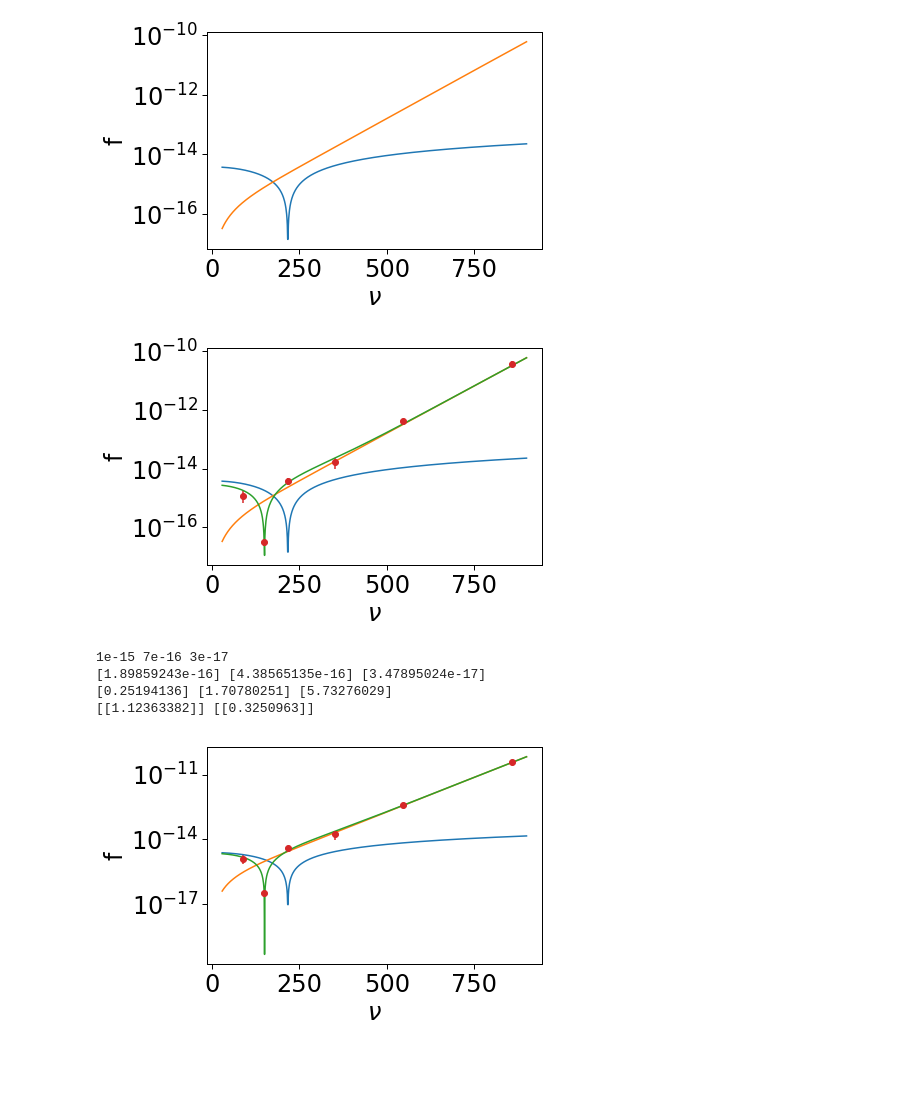
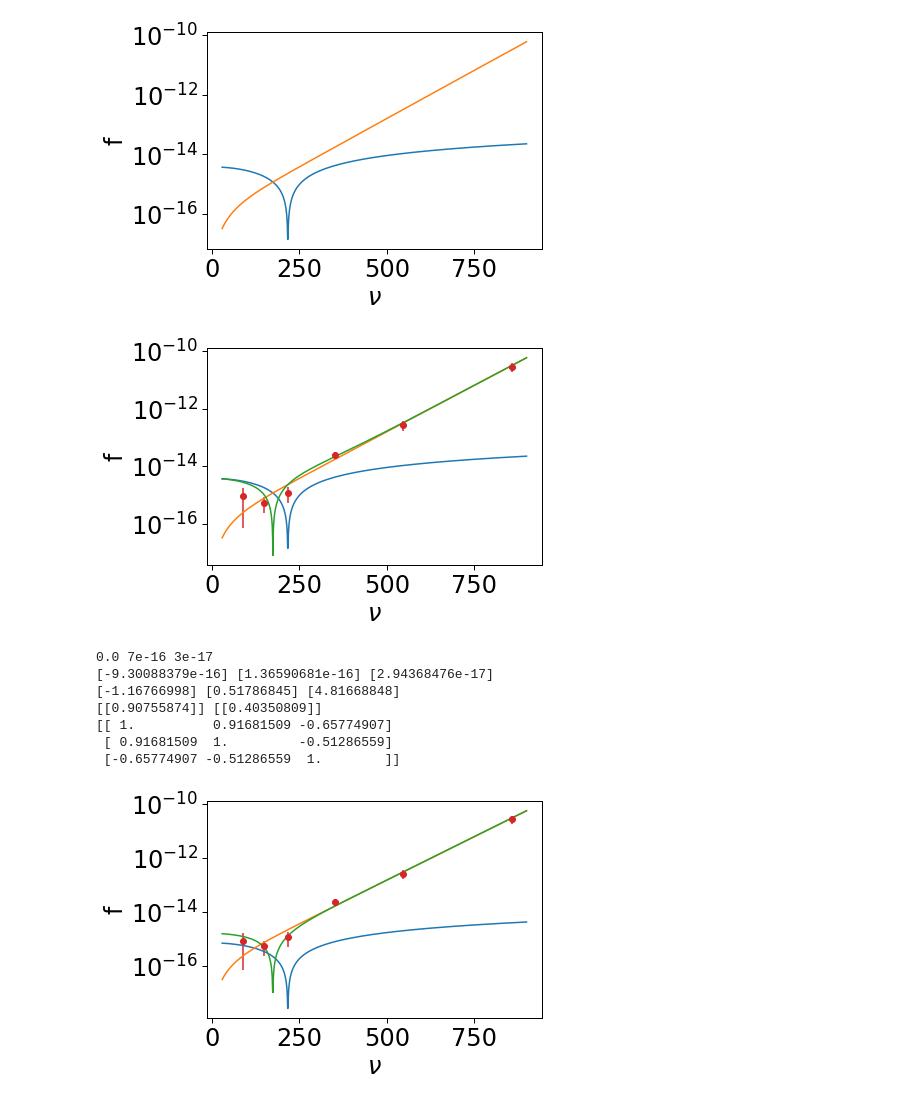
Before and after one commit to msyriac/orphics, a Jupyter notebook: tutorials/FittingData.ipynb, the cells around one changed output. Drawn from its saved outputs; the diff is of its cells as text; code cells hidden in the pictures; blank space fills up the shorter version.

```diff
--- a/tutorials/FittingData.ipynb
+++ b/tutorials/FittingData.ipynb
@@ -67,20 +68,20 @@ pl.done()
 # %% [output]
 [figure]
 # %%
-dT = 1e-15
+dT = 0.
 ysyn = Sflux(x,Y,D,dT)
 yerrs = 0.3*np.abs(ysyn)
 ynoise = np.random.normal(0.,scale=yerrs)
 ysyn += ynoise
 
 pl = io.Plotter(xlabel="$\\nu$",ylabel="f",yscale='log')
 pl.add(ffreqs,np.abs(yflux(ffreqs,Y)))
 pl.add(ffreqs,dflux(ffreqs,D))
 pl.add(ffreqs,np.abs(Sflux(ffreqs,Y,D,dT)))
 pl.add_err(x,np.abs(ysyn),yerr=yerrs,marker="o",ls="none")
 pl.done()
 # %% [output]
-[figure, old version]
+[figure, new version]
 # %%
 # x are the frequencies, ysyn are the measured fluxes
 # we need to construct a diagonal covariance matrix from the known errors
@@ -96,6 +97,8 @@ print(dTfit,Yfit,Dfit)
 print(dTfit/edTfit,Yfit/eYfit,Dfit/eDfit)
 print(chisquare,pte)
 
+print(stats.cov2corr(bcov))
+
 pl = io.Plotter(xlabel="$\\nu$",ylabel="f",yscale='log')
 pl.add(ffreqs,np.abs(yflux(ffreqs,Yfit[0])))
 pl.add(ffreqs,dflux(ffreqs,Dfit[0]))
@@ -103,8 +106,11 @@ pl.add(ffreqs,np.abs(Sflux(ffreqs,Yfit[0],Dfit[0],dTfit[0])))
 pl.add_err(x,np.abs(ysyn),yerr=yerrs,marker="o",ls="none")
 pl.done()
 # %% [output]
-1e-15 7e-16 3e-17
-[1.89859243e-16] [4.38565135e-16] [3.47895024e-17]
-[0.25194136] [1.70780251] [5.73276029]
-[[1.12363382]] [[0.3250963]]
+0.0 7e-16 3e-17
+[-9.30088379e-16] [1.36590681e-16] [2.94368476e-17]
+[-1.16766998] [0.51786845] [4.81668848]
+[[0.90755874]] [[0.40350809]]
+[[ 1.          0.91681509 -0.65774907]
+ [ 0.91681509  1.         -0.51286559]
+ [-0.65774907 -0.51286559  1.        ]]
-[figure, old version]
+[figure, new version]
```
Also changed, not shown: parts of 2 cells of this notebook, 1 other file.
